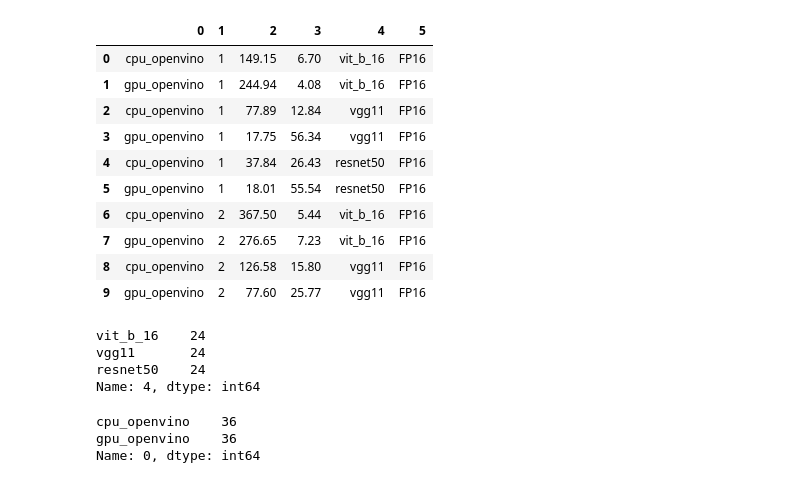
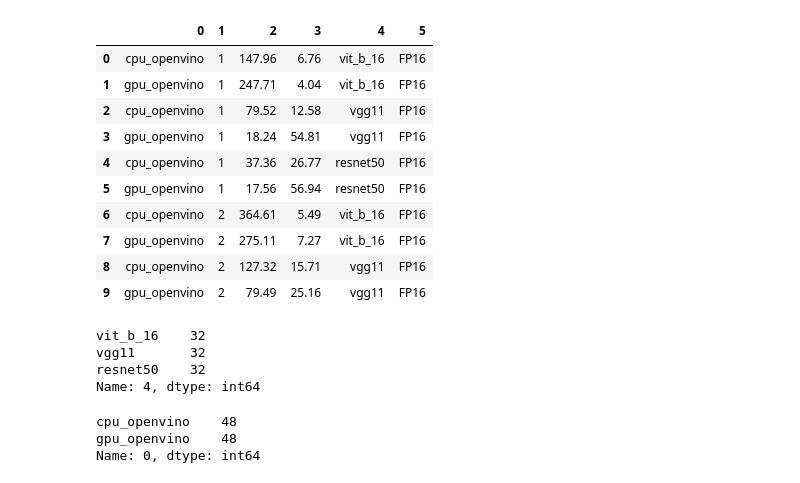
Before and after one commit to YashDalal10/DecisionTree_BMWChallenge, a Jupyter notebook: Data_Understanding.ipynb, the cells around one changed output. Cells and saved outputs as stored; diff of their text form; code cells hidden in the pictures.

```diff
--- a/Data_Understanding.ipynb
+++ b/Data_Understanding.ipynb
@@ -4,18 +4,18 @@ import pandas as pd
 import matplotlib.pyplot as plt
 import seaborn as sns
 # %%
-data = pd.read_csv('result_0505-180050.csv', header = None, sep = ':')
+data = pd.read_csv('result_0505-194108.csv', header = None, sep = ':')
 data.head(10)
 # %% [output]
 |  | 0 | 1 | 2 | 3 | 4 | 5 |
-| 0 | cpu_openvino | 1 | 149.15 | 6.70 | vit_b_16 | FP16 |
-| 1 | gpu_openvino | 1 | 244.94 | 4.08 | vit_b_16 | FP16 |
-| 2 | cpu_openvino | 1 | 77.89 | 12.84 | vgg11 | FP16 |
-| 3 | gpu_openvino | 1 | 17.75 | 56.34 | vgg11 | FP16 |
-| 4 | cpu_openvino | 1 | 37.84 | 26.43 | resnet50 | FP16 |
-| 5 | gpu_openvino | 1 | 18.01 | 55.54 | resnet50 | FP16 |
-| 6 | cpu_openvino | 2 | 367.50 | 5.44 | vit_b_16 | FP16 |
-| 7 | gpu_openvino | 2 | 276.65 | 7.23 | vit_b_16 | FP16 |
-| 8 | cpu_openvino | 2 | 126.58 | 15.80 | vgg11 | FP16 |
-| 9 | gpu_openvino | 2 | 77.60 | 25.77 | vgg11 | FP16 |
+| 0 | cpu_openvino | 1 | 147.96 | 6.76 | vit_b_16 | FP16 |
+| 1 | gpu_openvino | 1 | 247.71 | 4.04 | vit_b_16 | FP16 |
+| 2 | cpu_openvino | 1 | 79.52 | 12.58 | vgg11 | FP16 |
+| 3 | gpu_openvino | 1 | 18.24 | 54.81 | vgg11 | FP16 |
+| 4 | cpu_openvino | 1 | 37.36 | 26.77 | resnet50 | FP16 |
+| 5 | gpu_openvino | 1 | 17.56 | 56.94 | resnet50 | FP16 |
+| 6 | cpu_openvino | 2 | 364.61 | 5.49 | vit_b_16 | FP16 |
+| 7 | gpu_openvino | 2 | 275.11 | 7.27 | vit_b_16 | FP16 |
+| 8 | cpu_openvino | 2 | 127.32 | 15.71 | vgg11 | FP16 |
+| 9 | gpu_openvino | 2 | 79.49 | 25.16 | vgg11 | FP16 |
 # %%
@@ -23,14 +23,14 @@ data.to_csv("result_cleaned.csv")
 # %%
 data[4].value_counts()
 # %% [output]
-vit_b_16    24
-vgg11       24
-resnet50    24
+vit_b_16    32
+vgg11       32
+resnet50    32
 Name: 4, dtype: int64
 # %%
 data[0].value_counts()
 # %% [output]
-cpu_openvino    36
-gpu_openvino    36
+cpu_openvino    48
+gpu_openvino    48
 Name: 0, dtype: int64
 # %%
```
Also changed, not shown: parts of 9 cells of this notebook, 26 other files.
